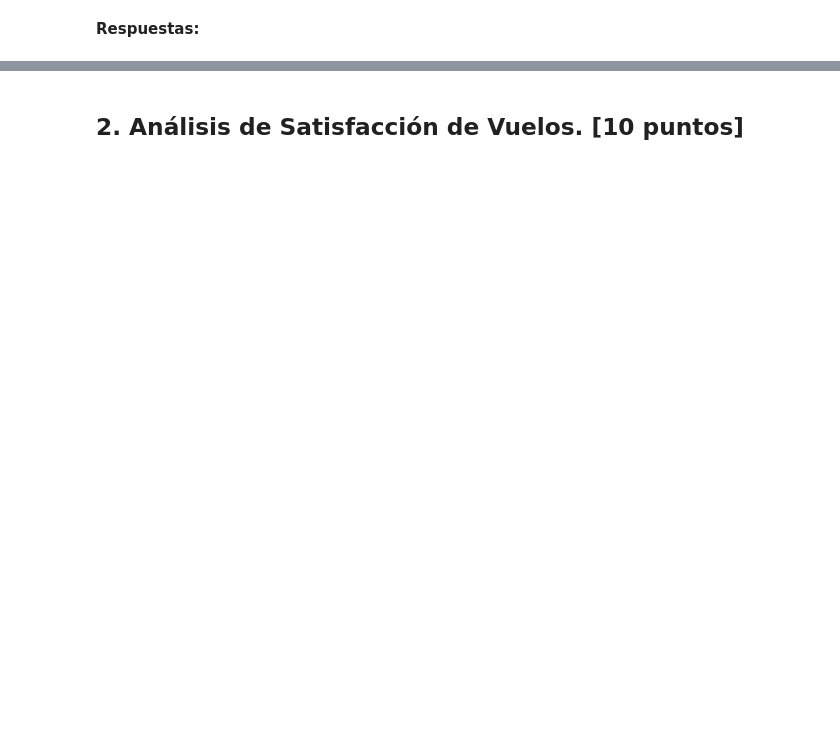
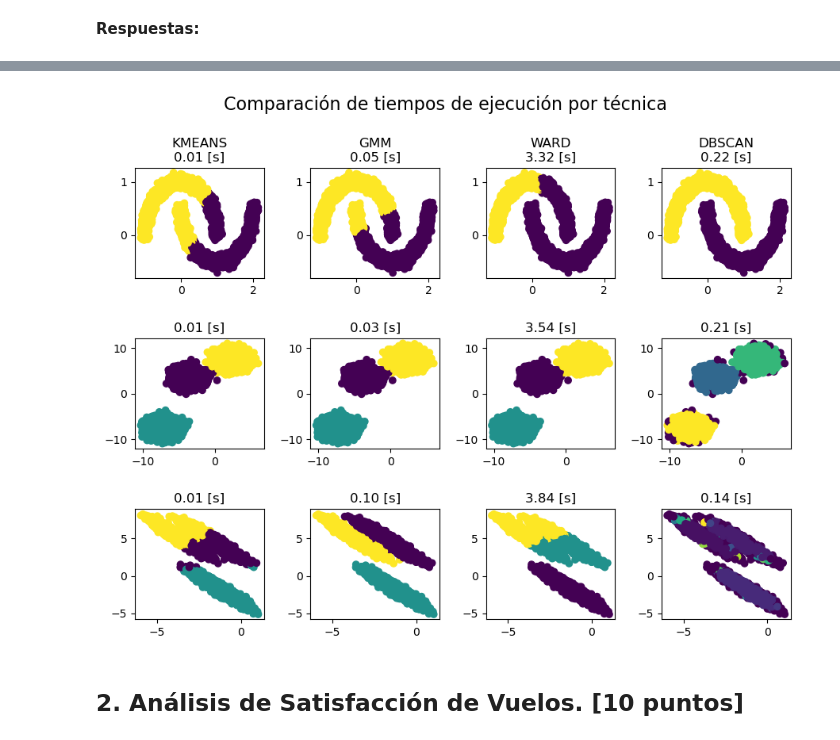
Before and after one commit to Tamaracarrasco/TamoJosha-Lab-de-Prog-MDS-Prim2025, a Jupyter notebook: Laboratorios/Laboratorio_4/Lab4_enunciado.ipynb, the cells around one changed output, grey strips where cells are left out. Saved outputs shown, nothing was run; the diff lists cells and outputs as text; code cells hidden in the pictures; blank space fills up the shorter version.

```diff
--- a/Laboratorios/Laboratorio_4/Lab4_enunciado.ipynb
+++ b/Laboratorios/Laboratorio_4/Lab4_enunciado.ipynb
@@ -328,3 +284,9 @@ plot_scatter([data_sets["moons"]["x"], data_sets["blobs"]["x"], data_sets["mutat
+# %%
+# acá se plotea el datasets de 10_000 puntos
+# se cambia manulamente en la celda de datasets y se corre ese bloque solamente
+plot_scatter(data_sets)
+# %% [output]
+[figure, added]
 # %% [markdown]
 ## 2. Análisis de Satisfacción de Vuelos. [10 puntos]
 # %% [markdown]
```
Also changed, not shown: parts of 8 cells of this notebook.
